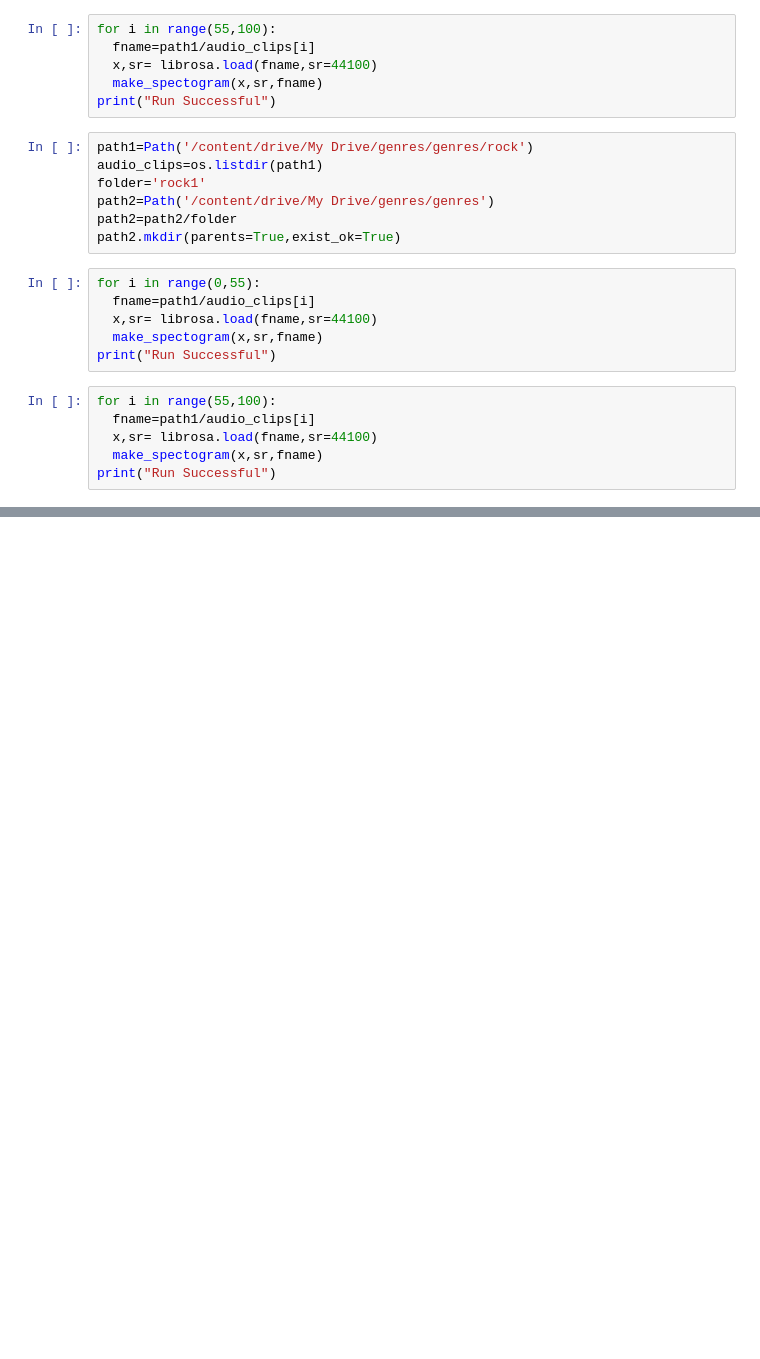
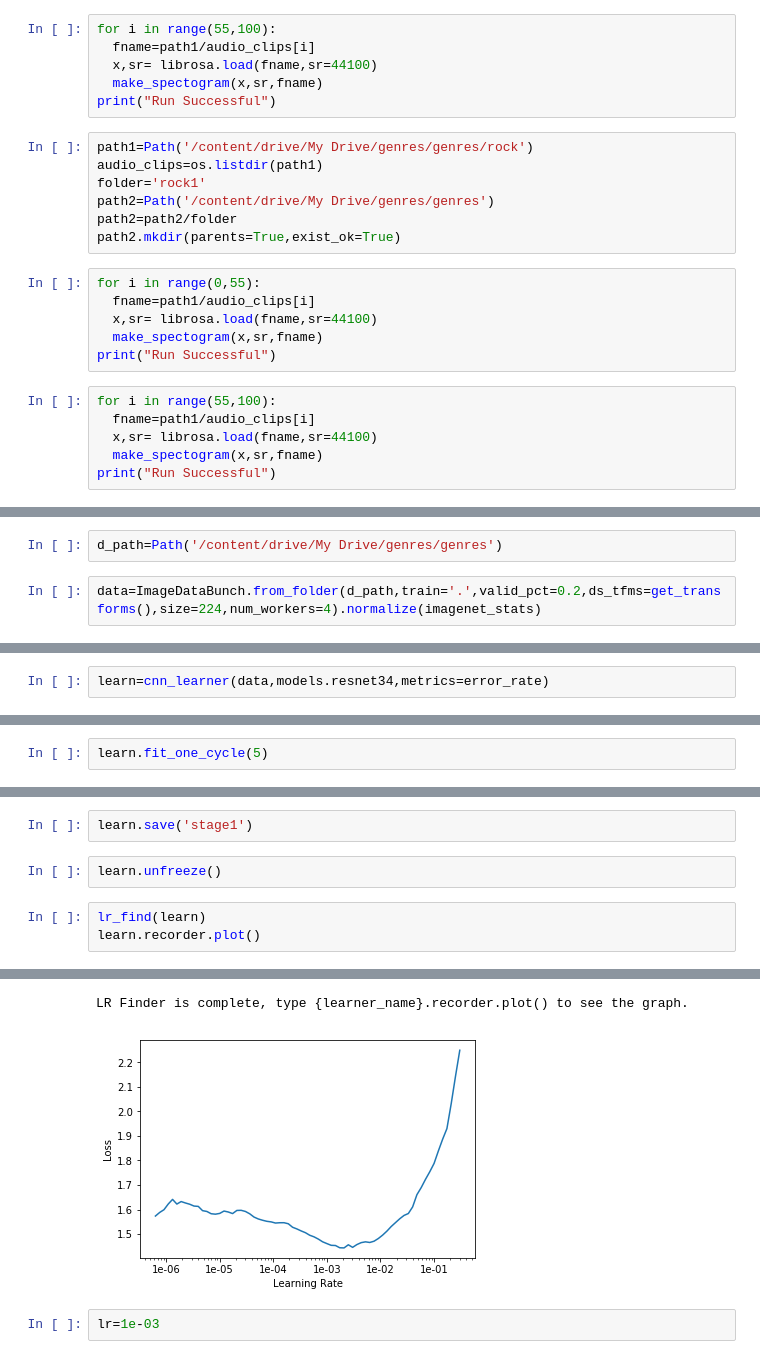
Before and after one commit to deep1401/Music-Genre-Classification-using-Transfer-Learning-on-log-based-MEL-spectrogram, a Jupyter notebook: Music_Genre_Classifier.ipynb, the cells around one changed output, grey strips where cells are left out. Cells and saved outputs as stored; diff of their text form; blank space fills up the shorter version.

```diff
--- a/Music_Genre_Classifier.ipynb
+++ b/Music_Genre_Classifier.ipynb
@@ -226,0 +235,4 @@ print("Run Successful")
+# %%
+d_path=Path('/content/drive/My Drive/genres/genres')
+# %%
+data=ImageDataBunch.from_folder(d_path,train='.',valid_pct=0.2,ds_tfms=get_transforms(),size=224,num_workers=4).normalize(imagenet_stats)
@@ -226,0 +258,2 @@ print("Run Successful")
+# %%
+learn=cnn_learner(data,models.resnet34,metrics=error_rate)
@@ -226,0 +284,2 @@ print("Run Successful")
+# %%
+learn.fit_one_cycle(5)
@@ -226,0 +293,8 @@ print("Run Successful")
+# %%
+learn.save('stage1')
+# %%
+learn.unfreeze()
+# %%
+lr_find(learn)
+learn.recorder.plot()
+# %% [output]
@@ -226,0 +302,4 @@ print("Run Successful")
+LR Finder is complete, type {learner_name}.recorder.plot() to see the graph.
+[figure, added]
+# %%
+lr=1e-03
```
Also changed, not shown: parts of 64 cells of this notebook.
